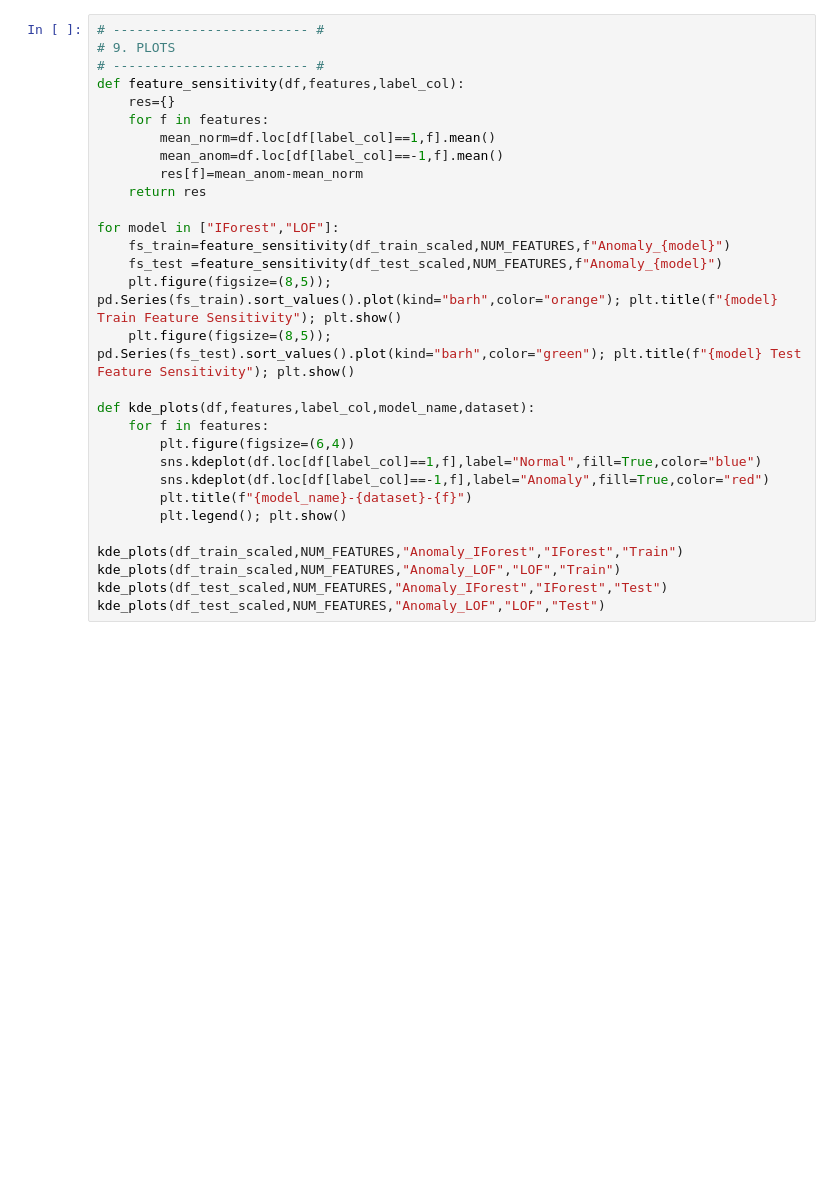
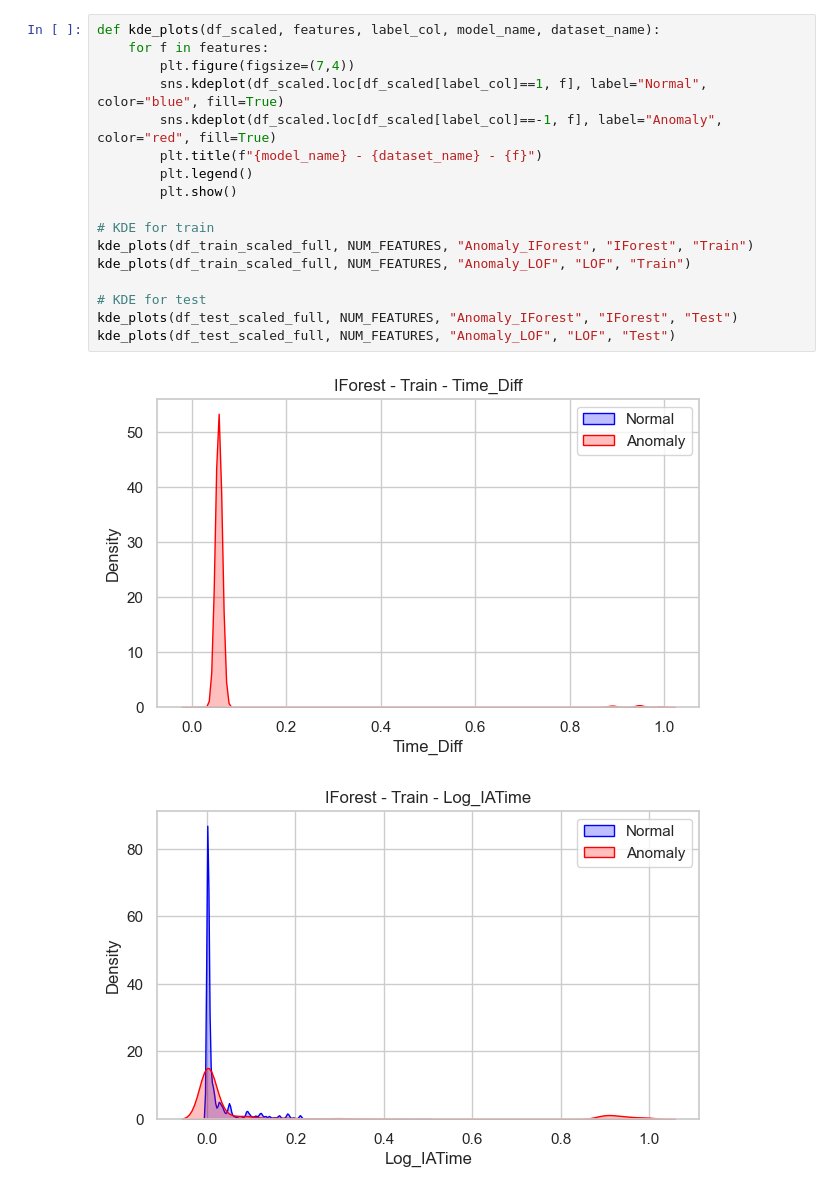
Before and after one commit to A1exSimoes/_Botnet_AD.2025, a Jupyter notebook: TESTRUN.ipynb, the cells around one changed output. Cells and saved outputs as stored; diff of their text form; blank space fills up the shorter version.

```diff
--- a/TESTRUN.ipynb
+++ b/TESTRUN.ipynb
@@ -181,30 +343,20 @@ KeyboardInterrupt:
 # %%
-# ------------------------- #
-# 9. PLOTS
-# ------------------------- #
-def feature_sensitivity(df,features,label_col):
-    res={}
+def kde_plots(df_scaled, features, label_col, model_name, dataset_name):
     for f in features:
-        mean_norm=df.loc[df[label_col]==1,f].mean()
-        mean_anom=df.loc[df[label_col]==-1,f].mean()
-        res[f]=mean_anom-mean_norm
-    return res
+        plt.figure(figsize=(7,4))
+        sns.kdeplot(df_scaled.loc[df_scaled[label_col]==1, f], label="Normal", color="blue", fill=True)
+        sns.kdeplot(df_scaled.loc[df_scaled[label_col]==-1, f], label="Anomaly", color="red", fill=True)
+        plt.title(f"{model_name} - {dataset_name} - {f}")
+        plt.legend()
+        plt.show()
 
-for model in ["IForest","LOF"]:
-    fs_train=feature_sensitivity(df_train_scaled,NUM_FEATURES,f"Anomaly_{model}")
-    fs_test =feature_sensitivity(df_test_scaled,NUM_FEATURES,f"Anomaly_{model}")
-    plt.figure(figsize=(8,5)); pd.Series(fs_train).sort_values().plot(kind="barh",color="orange"); plt.title(f"{model} Train Feature Sensitivity"); plt.show()
-    plt.figure(figsize=(8,5)); pd.Series(fs_test).sort_values().plot(kind="barh",color="green"); plt.title(f"{model} Test Feature Sensitivity"); plt.show()
+# KDE for train
+kde_plots(df_train_scaled_full, NUM_FEATURES, "Anomaly_IForest", "IForest", "Train")
+kde_plots(df_train_scaled_full, NUM_FEATURES, "Anomaly_LOF", "LOF", "Train")
 
-def kde_plots(df,features,label_col,model_name,dataset):
-    for f in features:
-        plt.figure(figsize=(6,4))
-        sns.kdeplot(df.loc[df[label_col]==1,f],label="Normal",fill=True,color="blue")
-        sns.kdeplot(df.loc[df[label_col]==-1,f],label="Anomaly",fill=True,color="red")
-        plt.title(f"{model_name}-{dataset}-{f}")
-        plt.legend(); plt.show()
-
-kde_plots(df_train_scaled,NUM_FEATURES,"Anomaly_IForest","IForest","Train")
-kde_plots(df_train_scaled,NUM_FEATURES,"Anomaly_LOF","LOF","Train")
-kde_plots(df_test_scaled,NUM_FEATURES,"Anomaly_IForest","IForest","Test")
-kde_plots(df_test_scaled,NUM_FEATURES,"Anomaly_LOF","LOF","Test")
+# KDE for test
+kde_plots(df_test_scaled_full, NUM_FEATURES, "Anomaly_IForest", "IForest", "Test")
+kde_plots(df_test_scaled_full, NUM_FEATURES, "Anomaly_LOF", "LOF", "Test")
+# %% [output]
+[figure, added]
+[figure, added]
```
Also changed, not shown: parts of 15 cells of this notebook, 3 other files.
